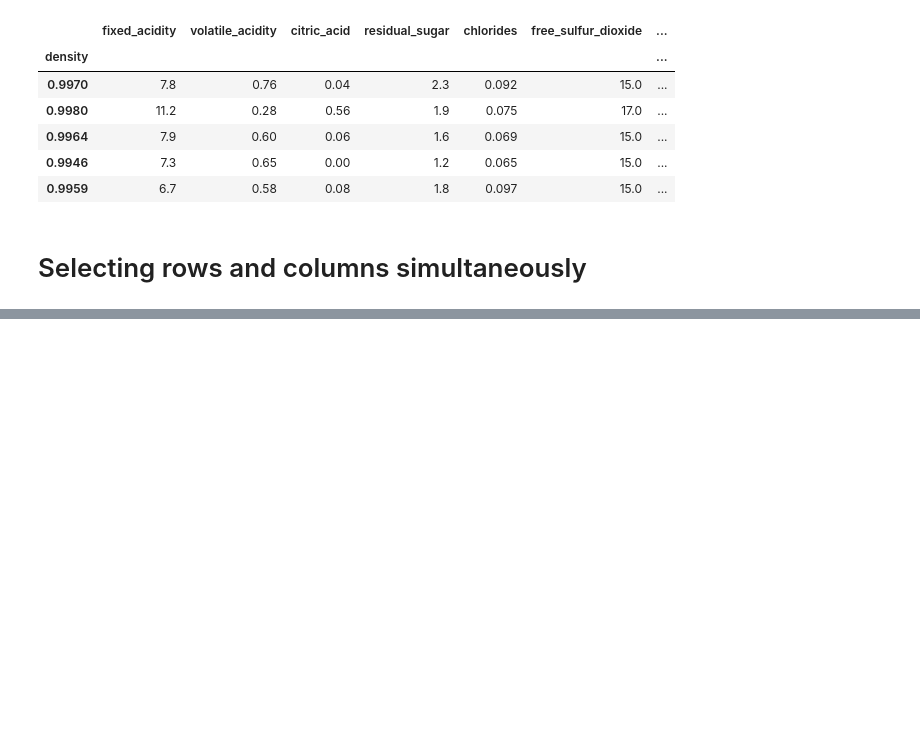
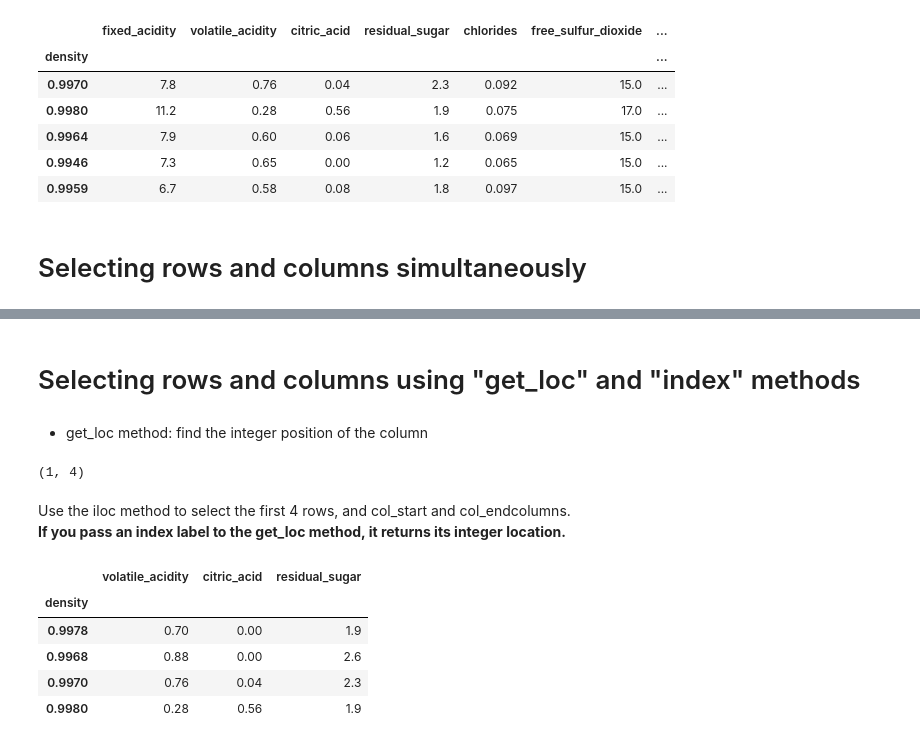
Before and after one commit to tixix/DataScience, a Jupyter notebook: Projects/Python Indexing Practice.ipynb, the cells around one changed output, grey strips where cells are left out. Cells and saved outputs as stored; diff of their text form; code cells hidden in the pictures; blank space fills up the shorter version.

```diff
--- a/Projects/Python Indexing Practice.ipynb
+++ b/Projects/Python Indexing Practice.ipynb
@@ -260,0 +361,23 @@ wine_df.loc[first:last]
+# %% [markdown]
+# Selecting rows and columns using "get_loc" and "index" methods
+# %% [markdown]
+- get_loc  method: find the integer position of the column
+# %%
+col_start = wine_df.columns.get_loc('volatile_acidity')
+col_end = wine_df.columns.get_loc('volatile_acidity')+3
+# 3 columns more to the right,
+col_start, col_end
+# %% [output]
+(1, 4)
+# %% [markdown]
+Use the iloc method to select the first 4 rows, and col_start and col_endcolumns.
+**If you pass an index label to the get_loc method, it returns its integer location.**
+# %%
+wine_df.iloc[:4, col_start:col_end]
+# %% [output]
+|  | volatile_acidity | citric_acid | residual_sugar |
+| density |  |  |  |
+| 0.9978 | 0.70 | 0.00 | 1.9 |
+| 0.9968 | 0.88 | 0.00 | 2.6 |
+| 0.9970 | 0.76 | 0.04 | 2.3 |
+| 0.9980 | 0.28 | 0.56 | 1.9 |
```
Also changed, not shown: parts of 28 cells of this notebook.
